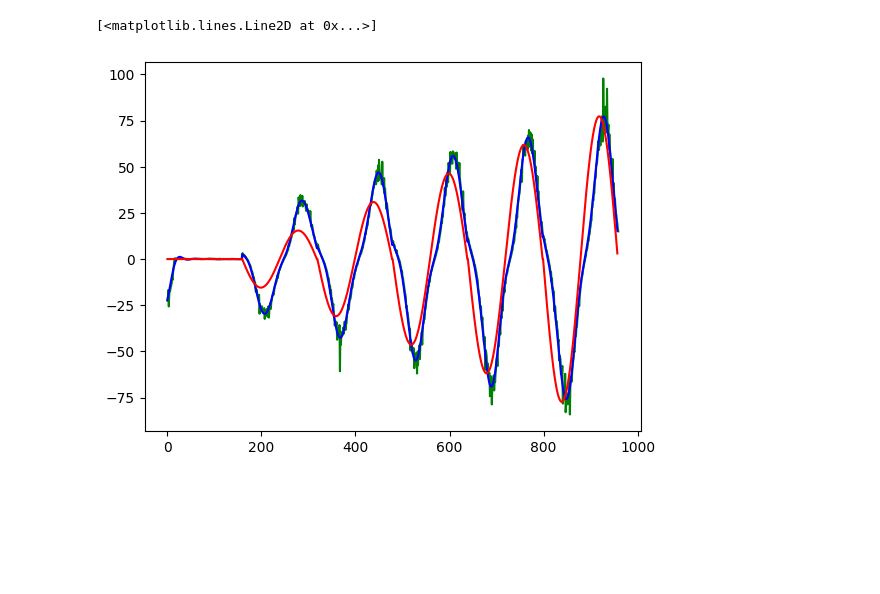
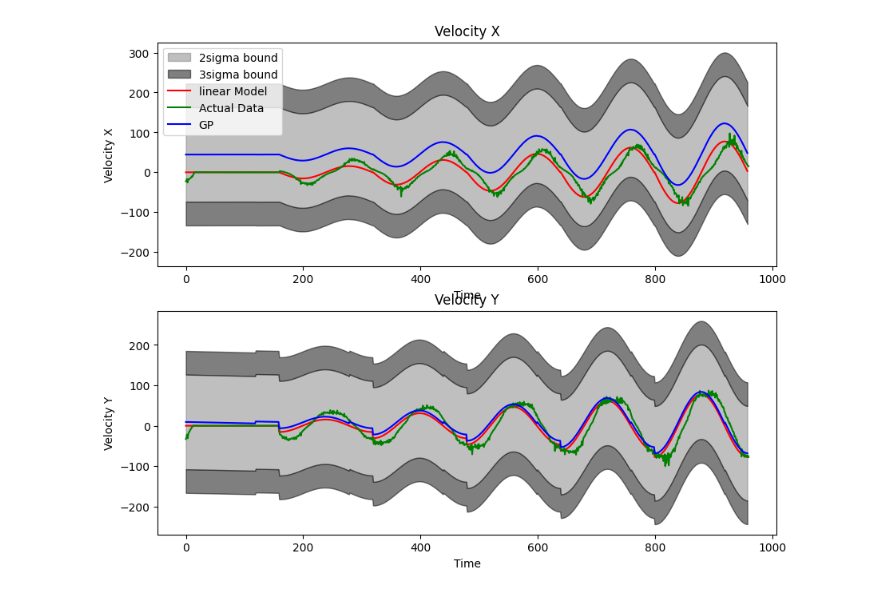
Before and after one commit to MaxSokolich/MPCExperiments, a Jupyter notebook: data_check.ipynb, the cells around one changed output. Drawn from its saved outputs; the diff is of its cells as text; code cells hidden in the pictures; blank space fills up the shorter version.

Commit message:
add data_check, add_grouped data

```diff
--- a/data_check.ipynb
+++ b/data_check.ipynb
@@ -48,6 +47,7 @@ plt.scatter(GP.alpha_infinity, GP.freq_infinity, GP.vx_infinity)
 # %%
 
 def model_error(vx_ls, vy_ls, alpha_ls, freq_ls):
+    plot = True
     ex_gp_ls = []
     ey_gp_ls = []
     ex_lm_ls = []
@@ -76,4 +76,37 @@ def model_error(vx_ls, vy_ls, alpha_ls, freq_ls):
         ey_gp_ls.append(ey_gp)
         ex_lm_ls.append(ex_lm)
         ey_lm_ls.append(ey_lm)
-    return np.array(vx_gp_ls), np.array(vy_gp_ls), np.array(vx_lm_ls), np.array(vy_lm_ls)
+
+    if plot:
+        time = range(len(vx_gp_ls))
+        fig, ax = plt.subplots(2, figsize=(10, 8))
+        ax[0].fill_between(time,   (np.array(vx_gp_ls)+2*np.array(sigX_ls).flatten() ).flatten(),  (np.array(vx_gp_ls)-2*np.array(sigX_ls).flatten() ).flatten(), color = 'gray', alpha = 0.5, label= '2sigma bound')
+        ax[0].fill_between(time,   (np.array(vx_gp_ls)+3*np.array(sigX_ls).flatten() ).flatten(),  (np.array(vx_gp_ls)+2*np.array(sigX_ls).flatten() ).flatten(), color = 'black', alpha = 0.5)
+        ax[0].fill_between(time,   (np.array(vx_gp_ls)-2*np.array(sigX_ls).flatten() ).flatten(),  (np.array(vx_gp_ls)-3*np.array(sigX_ls).flatten() ).flatten(), color = 'black', alpha = 0.5,label= '3sigma bound')
+
+        ax[0].plot(vx_lm_ls, color = 'red', label = 'linear Model')
+        ax[0].plot(vx_ls, color = 'green', label ='Actual Data')
+        ax[0].plot(vx_gp_ls, color = 'blue', label = 'GP')
+        ax[0].set_title('Velocity X')
+        ax[0].set_xlabel('Time')
+        ax[0].set_ylabel('Velocity X')
+        ax[0].legend()
+
+
+
+        ax[1].fill_between(time,   (np.array(vy_gp_ls)+2*np.array(sigY_ls).flatten() ).flatten(),  (np.array(vy_gp_ls)-2*np.array(sigY_ls).flatten() ).flatten(), color = 'gray', alpha = 0.5)
+        ax[1].fill_between(time,   (np.array(vy_gp_ls)+3*np.array(sigY_ls).flatten() ).flatten(),  (np.array(vy_gp_ls)+2*np.array(sigY_ls).flatten() ).flatten(), color = 'black', alpha = 0.5)
+        ax[1].fill_between(time,   (np.array(vy_gp_ls)-2*np.array(sigY_ls).flatten() ).flatten(),  (np.array(vy_gp_ls)-3*np.array(sigY_ls).flatten() ).flatten(), color = 'black', alpha = 0.5,label= '3sigma bound')
+
+        ax[1].plot(vy_lm_ls, color = 'red', label = 'linear Model')
+        ax[1].plot(vy_ls, color = 'green', label ='Actual Data')
+        ax[1].plot(vy_gp_ls, color = 'blue', label = 'GP')
+        ax[1].set_title('Velocity Y')
+        ax[1].set_xlabel('Time')
+        ax[1].set_ylabel('Velocity Y')
+        # ax[1].legend()
+
+
+        plt.show()
+    else:
+        return np.array(vx_gp_ls), np.array(vy_gp_ls), np.array(vx_lm_ls), np.array(vy_lm_ls), sigX_ls, sigY_ls
@@ -79,0 +130,4 @@ def model_error(vx_ls, vy_ls, alpha_ls, freq_ls):
+# %%
+# GP.estimate_a0(1)
+###Using all the data
+GP.load_GP('C:\\Users\\mahdi\\Desktop\\MPC\\MPCExperiments\\saved_model\\all_inifinty')
@@ -80,9 +140,4 @@ def model_error(vx_ls, vy_ls, alpha_ls, freq_ls):
 # %%
-vx_gp_ls1, vy_gp_ls1, vx_lm_ls1, vy_lm_ls1 = model_error(GP.vx_grid.flatten(), GP.vy_grid.flatten(), GP.alpha_grid.flatten(), GP.freq_grid.flatten())
+model_error(GP.vx_grid.flatten(), GP.vy_grid.flatten(), GP.alpha_grid.flatten(), GP.freq_grid.flatten())
+# %% [output]
+[figure, added]
-# %%
-plt.plot(GP.vx_grid.flatten(),'green')
-plt.plot(vx_gp_ls1,'blue')
-plt.plot(vx_lm_ls1,'red')
-# %% [output]
-[<matplotlib.lines.Line2D at 0x...>]
-[figure, removed]
```
Also changed, not shown: parts of 24 cells of this notebook, 9 other files.
